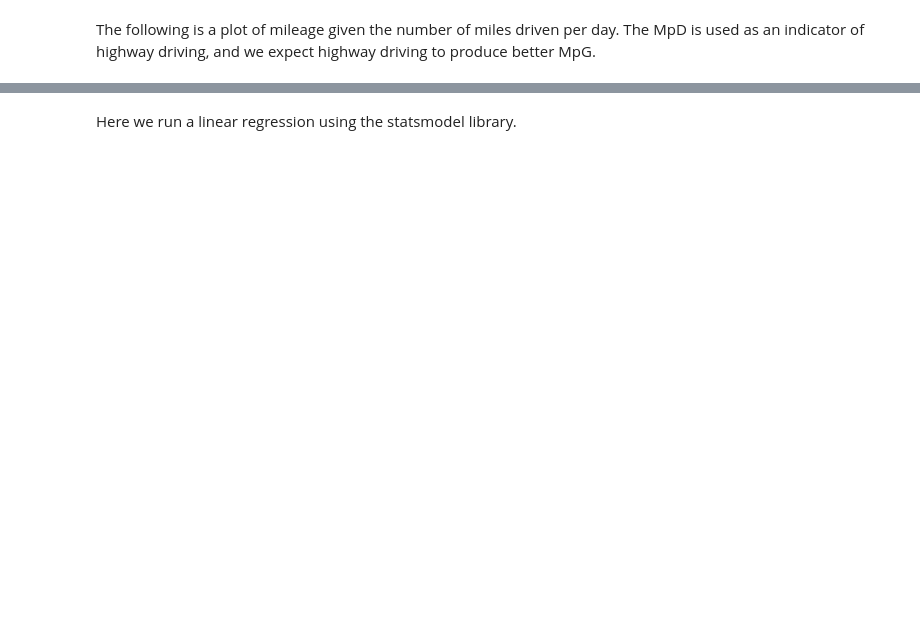
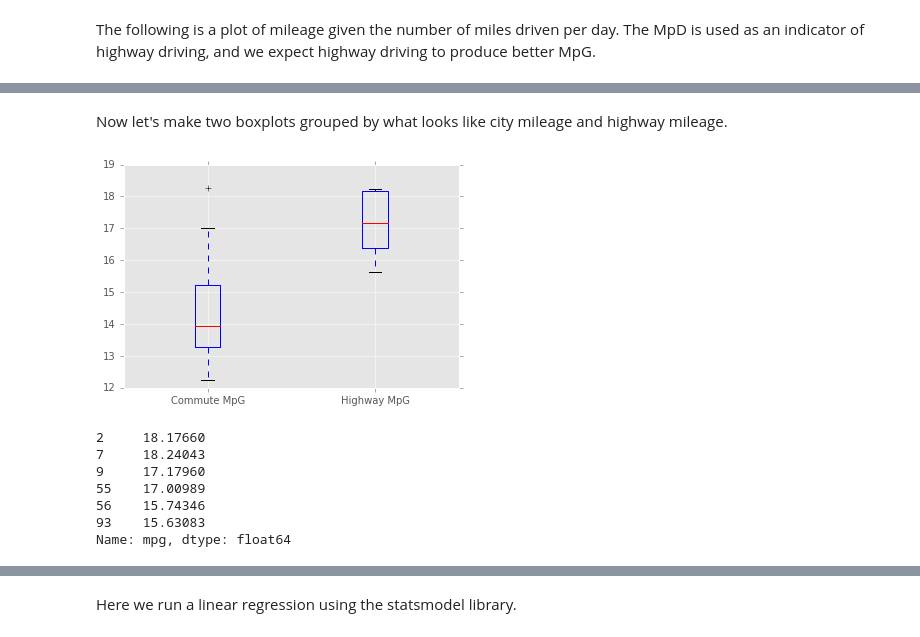
Before and after one commit to MLFontaine/data-science-side-projects, a Jupyter notebook: mpg_project/MpG_Jupyter.ipynb, the cells around one changed output, grey strips where cells are left out. Drawn from its saved outputs; the diff is of its cells as text; code cells hidden in the pictures; blank space fills up the shorter version.

```diff
--- a/mpg_project/MpG_Jupyter.ipynb
+++ b/mpg_project/MpG_Jupyter.ipynb
@@ -52,0 +111,20 @@ plt.show()
+# %% [markdown]
+Now let's make two boxplots grouped by what looks like city mileage and highway mileage.
+# %%
+cutoff=35 #set cutoff between two groups
+#fig = plt.figure()
+#ax = fig.add_subplot(111)
+plt.boxplot([gas_data[gas_data.mpd<cutoff].mpg,gas_data[gas_data.mpd>=cutoff].mpg])
+plt.xticks([1, 2], ['Commute MpG', 'Highway MpG'])
+plt.show()
+#gas_data[(gas_data.mpd>cutoff) & (gas_data.station=='Costco')].mpg
+#above shows how t select multiple conditions
+# %% [output]
+[figure, added]
+2     18.17660
+7     18.24043
+9     17.17960
+55    17.00989
+56    15.74346
+93    15.63083
+Name: mpg, dtype: float64
```
Also changed, not shown: parts of 24 cells of this notebook, 1 other file.
